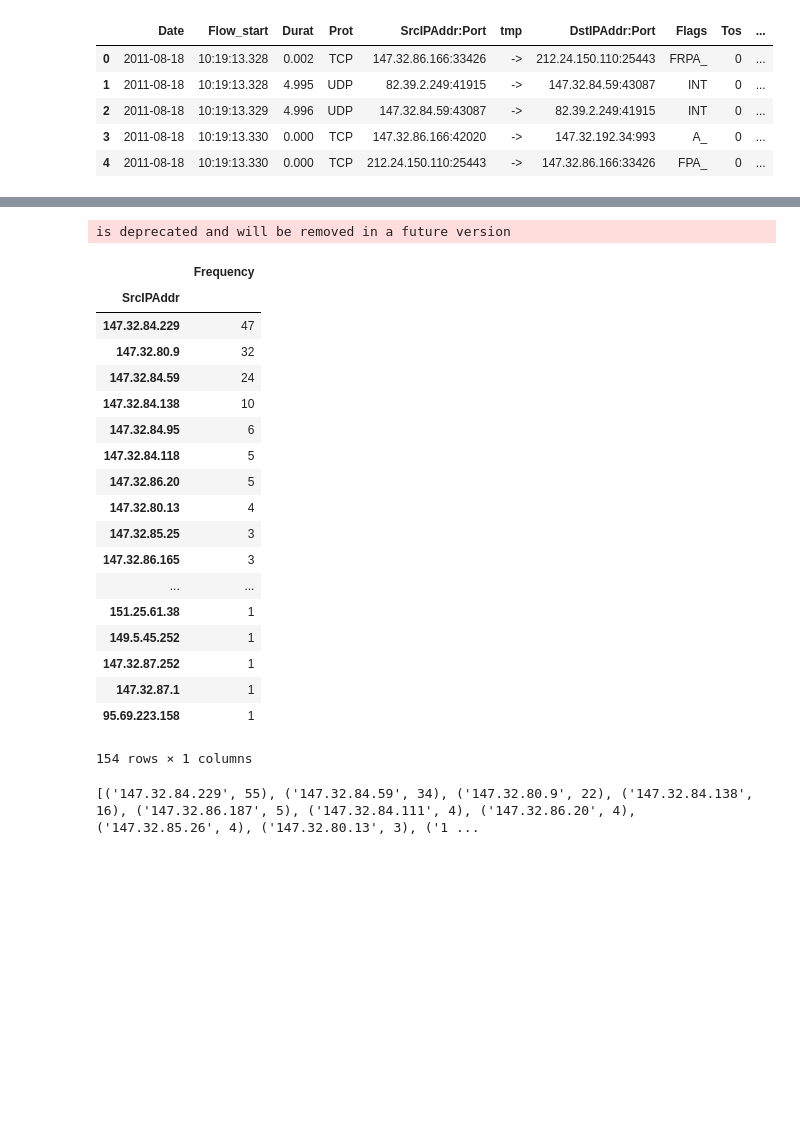
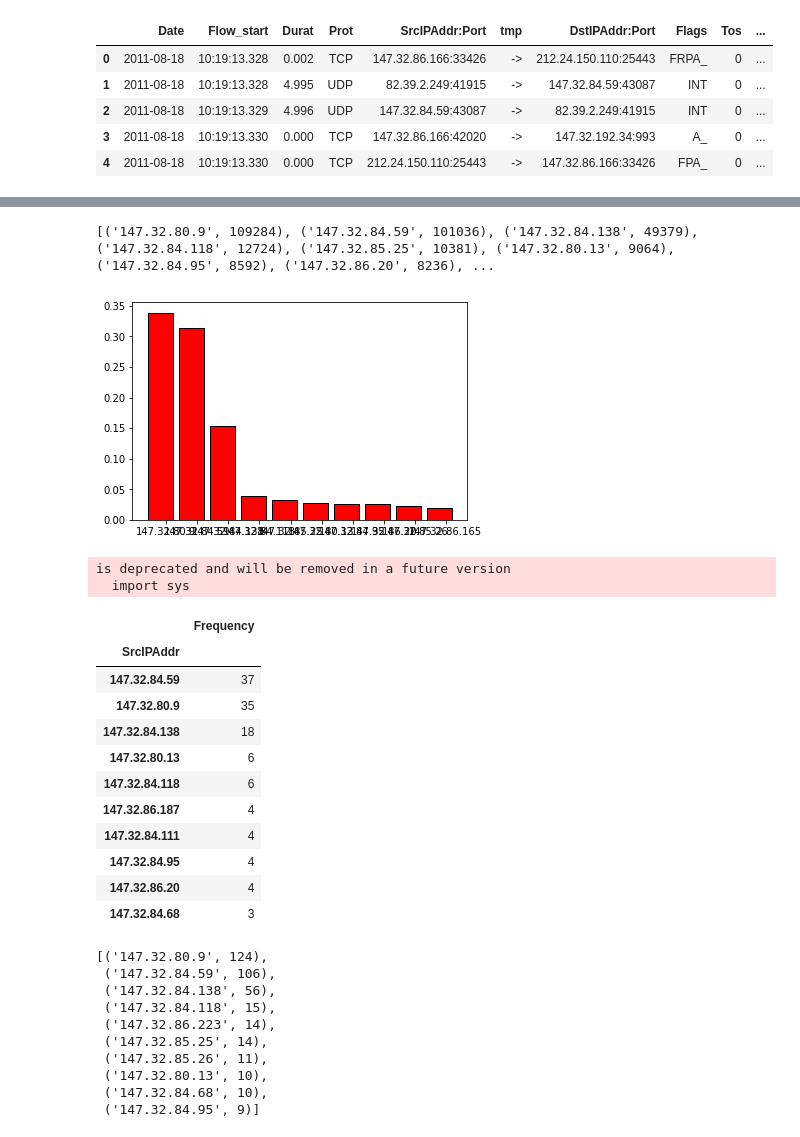
Before and after one commit to marius-pop0/CybeDataAnlaytics, a Jupyter notebook: Assignment3/dataflow.ipynb, the cells around one changed output, grey strips where cells are left out. Drawn from its saved outputs; the diff is of its cells as text; code cells hidden in the pictures; blank space fills up the shorter version.

Commit message:
histograms and intersection area

```diff
--- a/Assignment3/dataflow.ipynb
+++ b/Assignment3/dataflow.ipynb
@@ -63,6 +79,7 @@ is deprecated and will be removed in a future version
 # %%
-# rows = np.random.choice(df.index.values, 300)
-# sampled_df = df.ix[rows]
-# sampled_df.groupby(['SrcIPAddr'])['SrcIPAddr'].agg({'Frequency':'count'}).sort_values(['Frequency'], ascending=False)
+df = df[df['SrcIPAddr'] != '147.32.84.229']
+most_freq = df.groupby(['SrcIPAddr'])['SrcIPAddr'].agg({'Frequency':'count'}).sort_values(['Frequency'], ascending=False).head(10)
+
+most_freq
 # %% [output]
 is deprecated and will be removed in a future version
@@ -89,29 +98,31 @@ is deprecated and will be removed in a future version
+# %%
+most_freq_ips = list(zip(most_freq.index, np.reshape(most_freq.values, -1)))
+print(most_freq_ips)
+histogram(most_freq_ips)
+# %% [output]
+[('147.32.80.9', 109284), ('147.32.84.59', 101036), ('147.32.84.138', 49379), ('147.32.84.118', 12724), ('147.32.85.25', 10381), ('147.32.80.13', 9064), ('147.32.84.95', 8592), ('147.32.86.20', 8236), ...
+[figure, added]
 # %%
+## A way with storing intermediate results -- THIS IS FOR OUR OWN UNDERSTANING OF SAMPLING
 #assign random value from a uniform distribution [0,1)
 df['rnd'] = np.random.rand(len(df))
 #take 300 most lowest ones
 df_rnd = df.sort_values(['rnd']).head(300)
 #calculate frequency
-df_rnd.groupby(['SrcIPAddr'])['SrcIPAddr'].agg({'Frequency':'count'}).sort_values(['Frequency'], ascending=False)
+df_rnd.groupby(['SrcIPAddr'])['SrcIPAddr'].agg({'Frequency':'count'}).sort_values(['Frequency'], ascending=False).head(10)
 # %% [output]
 is deprecated and will be removed in a future version
+  import sys
 |  | Frequency |
 | SrcIPAddr |  |
-| 147.32.84.229 | 47 |
-| 147.32.80.9 | 32 |
-| 147.32.84.59 | 24 |
-| 147.32.84.138 | 10 |
-| 147.32.84.95 | 6 |
-| 147.32.84.118 | 5 |
-| 147.32.86.20 | 5 |
-| 147.32.80.13 | 4 |
-| 147.32.85.25 | 3 |
-| 147.32.86.165 | 3 |
-| ... | ... |
-| 151.25.61.38 | 1 |
-| 149.5.45.252 | 1 |
-| 147.32.87.252 | 1 |
-| 147.32.87.1 | 1 |
-| 95.69.223.158 | 1 |
+| 147.32.84.59 | 37 |
+| 147.32.80.9 | 35 |
+| 147.32.84.138 | 18 |
+| 147.32.80.13 | 6 |
+| 147.32.84.118 | 6 |
+| 147.32.86.187 | 4 |
+| 147.32.84.111 | 4 |
+| 147.32.84.95 | 4 |
+| 147.32.86.20 | 4 |
+| 147.32.84.68 | 3 |
-154 rows × 1 columns
 # %%
@@ -140,6 +153,17 @@ while not reservoir.empty():
 # %%
 import operator
 sorted_ips = sorted(ips.items(), key=operator.itemgetter(1),reverse=True)
-print(sorted_ips)
+
+most_freq_res = sorted_ips[:10]
+most_freq_res
 # %% [output]
-[('147.32.84.229', 55), ('147.32.84.59', 34), ('147.32.80.9', 22), ('147.32.84.138', 16), ('147.32.86.187', 5), ('147.32.84.111', 4), ('147.32.86.20', 4), ('147.32.85.26', 4), ('147.32.80.13', 3), ('1 ...
+[('147.32.80.9', 124),
+ ('147.32.84.59', 106),
+ ('147.32.84.138', 56),
+ ('147.32.84.118', 15),
+ ('147.32.86.223', 14),
+ ('147.32.85.25', 14),
+ ('147.32.85.26', 11),
+ ('147.32.80.13', 10),
+ ('147.32.84.68', 10),
+ ('147.32.84.95', 9)]
```
Also changed, not shown: parts of 8 cells of this notebook.
